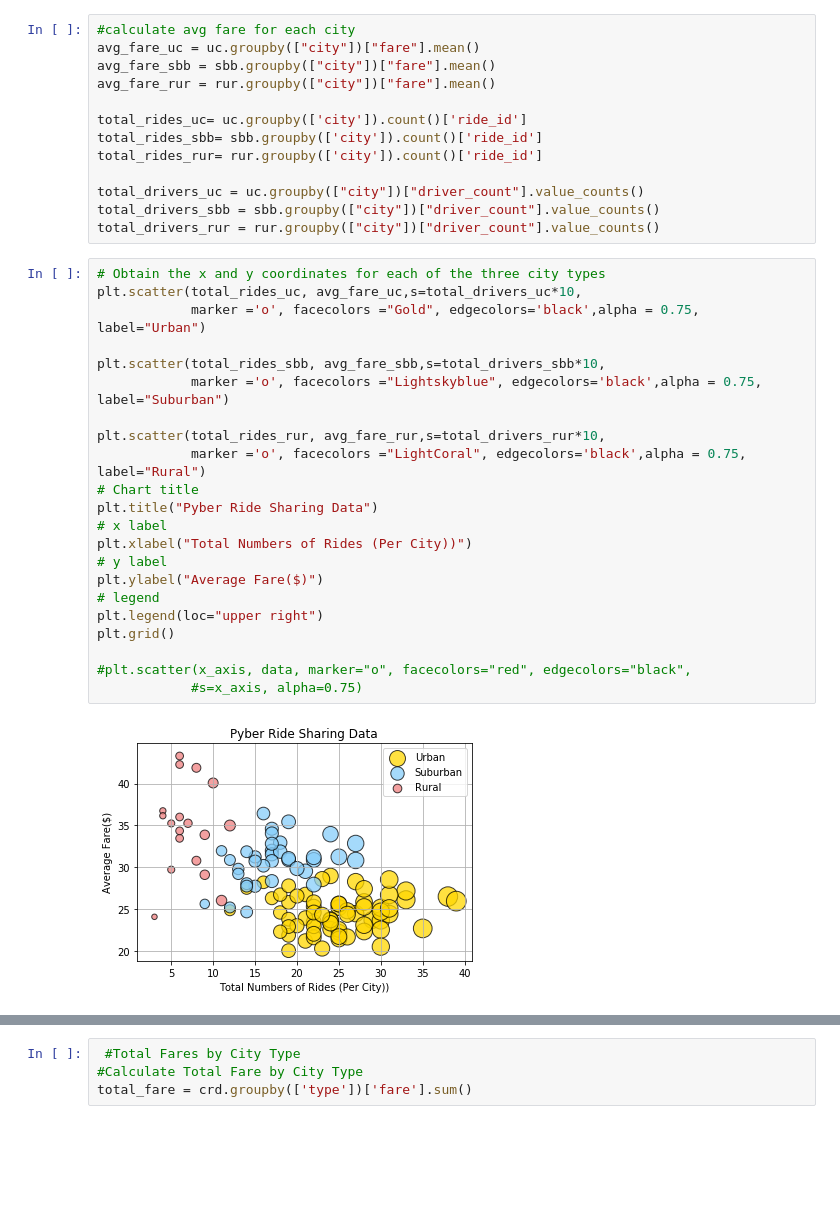
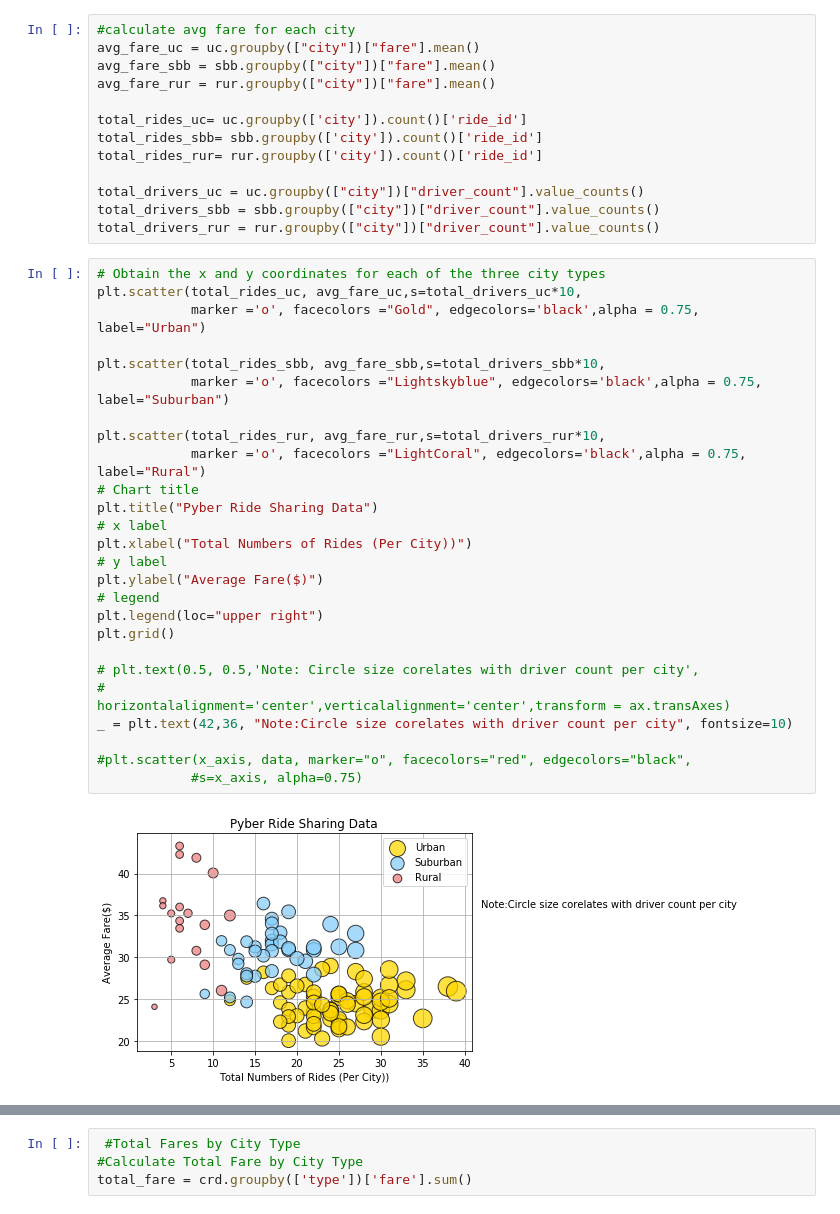
Before and after one commit to shruthieg/utexas_hwrk_python, a Jupyter notebook: matplotlib HW/Pyber/pyber_starter1.ipynb, the cells around one changed output, grey strips where cells are left out. Cells and saved outputs as stored; diff of their text form; blank space fills up the shorter version.

```diff
--- a/matplotlib HW/Pyber/pyber_starter1.ipynb
+++ b/matplotlib HW/Pyber/pyber_starter1.ipynb
@@ -75,27 +75,31 @@ total_drivers_rur = rur.groupby(["city"])["driver_count"].value_counts()
 # %%
 # Obtain the x and y coordinates for each of the three city types
 plt.scatter(total_rides_uc, avg_fare_uc,s=total_drivers_uc*10,
             marker ='o', facecolors ="Gold", edgecolors='black',alpha = 0.75, label="Urban")
 
 plt.scatter(total_rides_sbb, avg_fare_sbb,s=total_drivers_sbb*10,
             marker ='o', facecolors ="Lightskyblue", edgecolors='black',alpha = 0.75, label="Suburban")
 
 plt.scatter(total_rides_rur, avg_fare_rur,s=total_drivers_rur*10,
             marker ='o', facecolors ="LightCoral", edgecolors='black',alpha = 0.75, label="Rural")
 # Chart title
 plt.title("Pyber Ride Sharing Data")
 # x label
 plt.xlabel("Total Numbers of Rides (Per City))")
 # y label
 plt.ylabel("Average Fare($)")
 # legend
 plt.legend(loc="upper right")
 plt.grid()
 
+# plt.text(0.5, 0.5,'Note: Circle size corelates with driver count per city',
+#                          horizontalalignment='center',verticalalignment='center',transform = ax.transAxes)
+_ = plt.text(42,36, "Note:Circle size corelates with driver count per city", fontsize=10)
+
 #plt.scatter(x_axis, data, marker="o", facecolors="red", edgecolors="black",
             #s=x_axis, alpha=0.75)
 # %% [output]
-[figure, old version]
+[figure, new version]
 # %%
 #Save an image of the chart and print to screen
 plt.savefig("Images/Pyber Ride Sharing.png")
```
Also changed, not shown: parts of 4 cells of this notebook.
